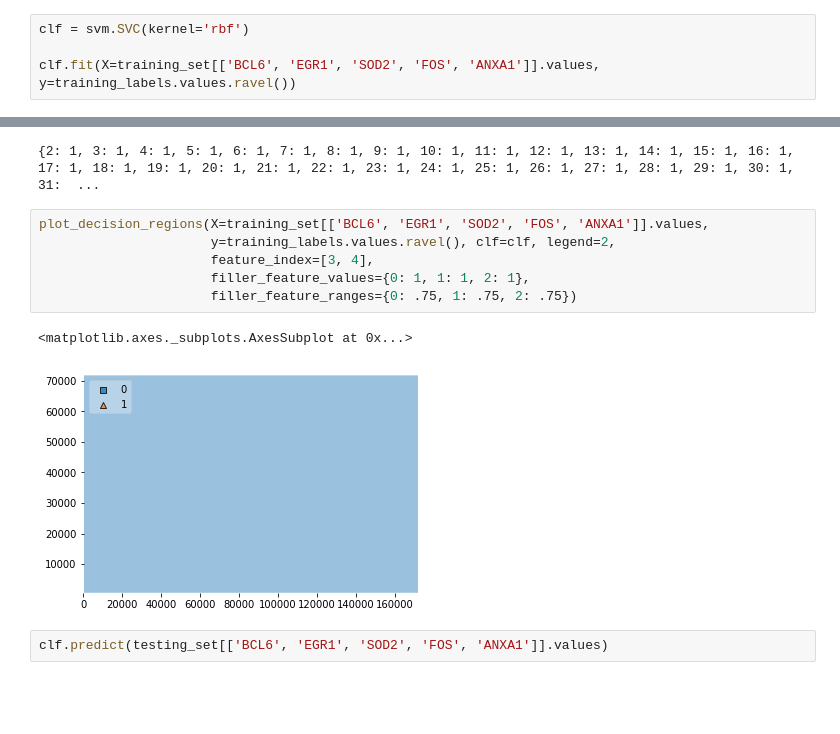
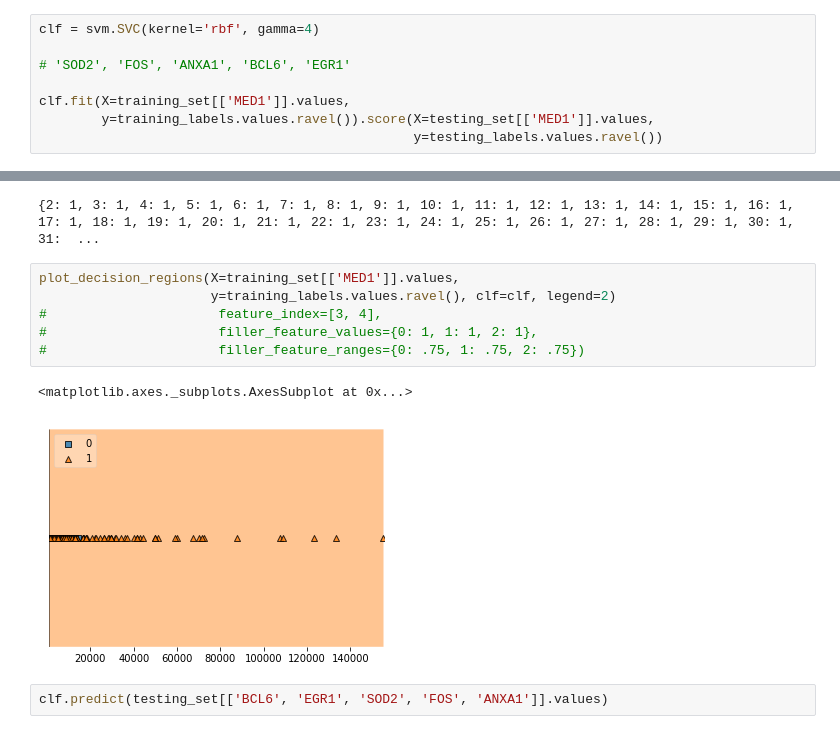
Before and after one commit to zence/Machine-Learning, a Jupyter notebook: SVM.ipynb, the cells around one changed output, grey strips where cells are left out. Drawn from its saved outputs; the diff is of its cells as text; blank space fills up the shorter version.

```diff
--- a/SVM.ipynb
+++ b/SVM.ipynb
@@ -151,7 +161,11 @@ print(training_labels.values)
  [0]
  [0]]
 # %%
-clf = svm.SVC(kernel='rbf')
+clf = svm.SVC(kernel='rbf', gamma=4)
 
-clf.fit(X=training_set[['BCL6', 'EGR1', 'SOD2', 'FOS', 'ANXA1']].values, y=training_labels.values.ravel())
+# 'SOD2', 'FOS', 'ANXA1', 'BCL6', 'EGR1'
+
+clf.fit(X=training_set[['MED1']].values,
+        y=training_labels.values.ravel()).score(X=testing_set[['MED1']].values,
+                                                y=testing_labels.values.ravel())
 # %% [output]
@@ -179,14 +200,14 @@ print(myDict)
 # %% [output]
 {2: 1, 3: 1, 4: 1, 5: 1, 6: 1, 7: 1, 8: 1, 9: 1, 10: 1, 11: 1, 12: 1, 13: 1, 14: 1, 15: 1, 16: 1, 17: 1, 18: 1, 19: 1, 20: 1, 21: 1, 22: 1, 23: 1, 24: 1, 25: 1, 26: 1, 27: 1, 28: 1, 29: 1, 30: 1, 31:  ...
 # %%
-plot_decision_regions(X=training_set[['BCL6', 'EGR1', 'SOD2', 'FOS', 'ANXA1']].values,
-                      y=training_labels.values.ravel(), clf=clf, legend=2,
-                      feature_index=[3, 4],
-                      filler_feature_values={0: 1, 1: 1, 2: 1},
-                      filler_feature_ranges={0: .75, 1: .75, 2: .75})
+plot_decision_regions(X=training_set[['MED1']].values,
+                      y=training_labels.values.ravel(), clf=clf, legend=2)
+#                      feature_index=[3, 4],
+#                      filler_feature_values={0: 1, 1: 1, 2: 1},
+#                      filler_feature_ranges={0: .75, 1: .75, 2: .75})
 # %% [output]
 <matplotlib.axes._subplots.AxesSubplot at 0x...>
-[figure, old version]
+[figure, new version]
 # %%
 clf.predict(testing_set[['BCL6', 'EGR1', 'SOD2', 'FOS', 'ANXA1']].values)
 # %% [output]
```
Also changed, not shown: parts of 11 cells of this notebook, 1 other file.
